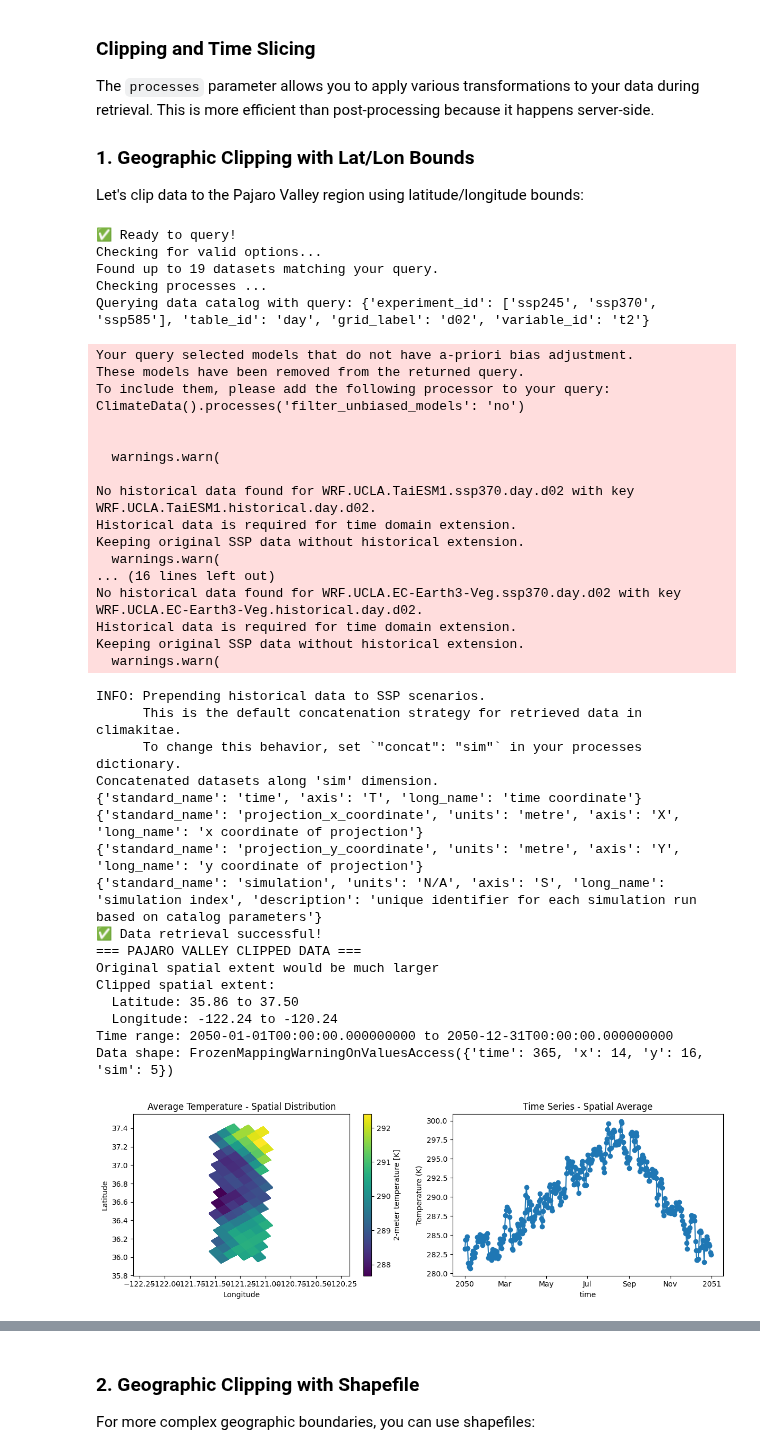
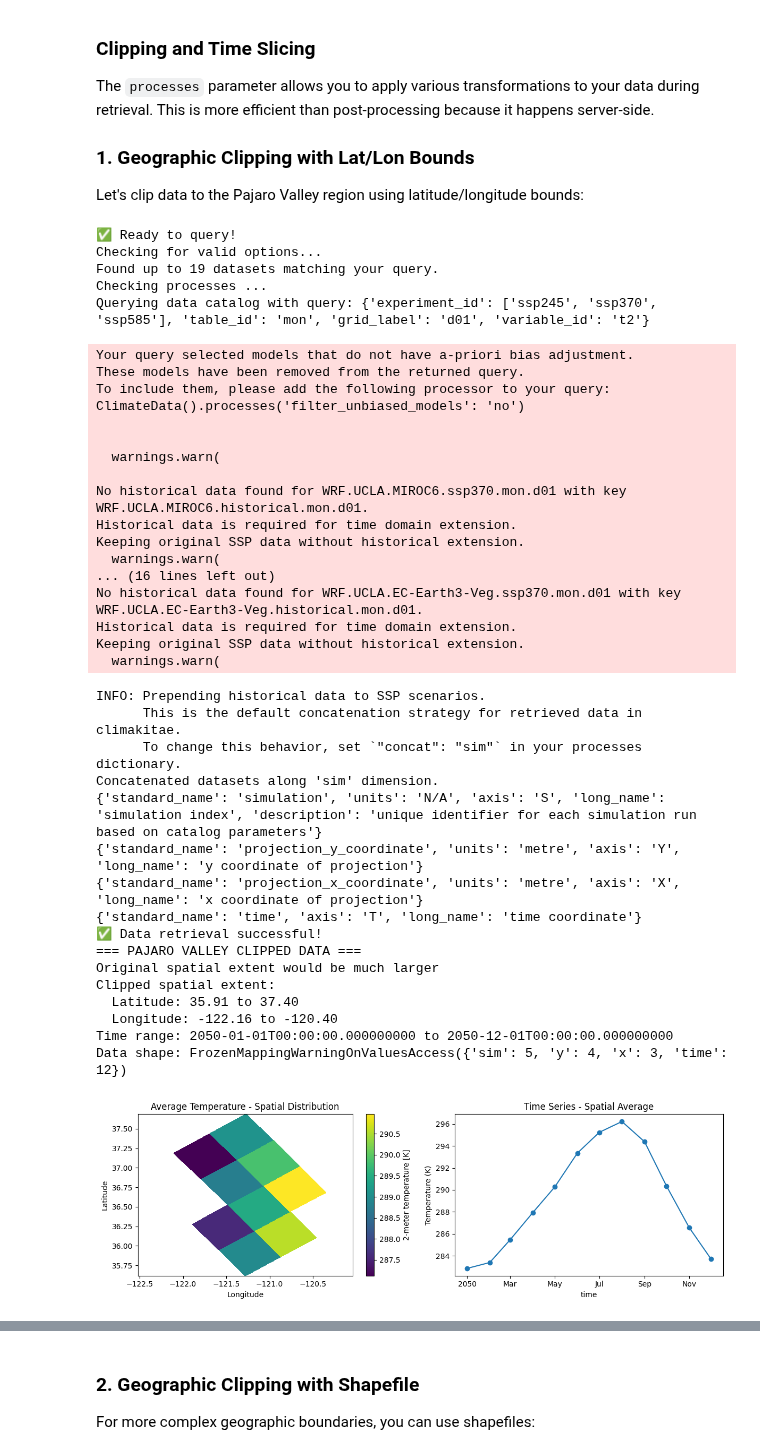
Before and after one commit to cal-adapt/climakitae, a Jupyter notebook: example.ipynb, the cells around one changed output, grey strips where cells are left out. Cells and saved outputs as stored; diff of their text form; code cells hidden in the pictures.

```diff
--- a/example.ipynb
+++ b/example.ipynb
@@ -293,7 +293,6 @@ import matplotlib.pyplot as plt
 import pandas as pd
 
 # Import our climate data interface
-import climakitae.new_core.user_interface
 from climakitae.new_core.user_interface import ClimateData
 
 # Initialize the interface
@@ -305,8 +304,8 @@ pajaro_bounds = ((36.04, 37.37), (-121.43, -121.06))  # ((lat_min, lat_max), (lo
 pajaro_data = (cd
     .catalog("data")
     .experiment_id("ssp")
-    .table_id("day")
-    .grid_label("d02")
+    .table_id("mon")
+    .grid_label("d01")
     .variable("t2")
     .processes(
         {
@@ -353,42 +352,42 @@ else:
     print("Failed to retrieve data")
 # %% [output]
 ✅ Ready to query!
 Checking for valid options...
 Found up to 19 datasets matching your query.
 Checking processes ...
-Querying data catalog with query: {'experiment_id': ['ssp245', 'ssp370', 'ssp585'], 'table_id': 'day', 'grid_label': 'd02', 'variable_id': 't2'}
+Querying data catalog with query: {'experiment_id': ['ssp245', 'ssp370', 'ssp585'], 'table_id': 'mon', 'grid_label': 'd01', 'variable_id': 't2'}
 Your query selected models that do not have a-priori bias adjustment.
 These models have been removed from the returned query.
 To include them, please add the following processor to your query:
 ClimateData().processes('filter_unbiased_models': 'no')
 
 
   warnings.warn(
 
-No historical data found for WRF.UCLA.TaiESM1.ssp370.day.d02 with key WRF.UCLA.TaiESM1.historical.day.d02.
+No historical data found for WRF.UCLA.MIROC6.ssp370.mon.d01 with key WRF.UCLA.MIROC6.historical.mon.d01.
 Historical data is required for time domain extension.
 Keeping original SSP data without historical extension.
   warnings.warn(
 ... (16 lines left out)
-No historical data found for WRF.UCLA.EC-Earth3-Veg.ssp370.day.d02 with key WRF.UCLA.EC-Earth3-Veg.historical.day.d02.
+No historical data found for WRF.UCLA.EC-Earth3-Veg.ssp370.mon.d01 with key WRF.UCLA.EC-Earth3-Veg.historical.mon.d01.
 Historical data is required for time domain extension.
 Keeping original SSP data without historical extension.
   warnings.warn(
 INFO: Prepending historical data to SSP scenarios.
       This is the default concatenation strategy for retrieved data in climakitae.
       To change this behavior, set `"concat": "sim"` in your processes dictionary.
 Concatenated datasets along 'sim' dimension.
+{'standard_name': 'simulation', 'units': 'N/A', 'axis': 'S', 'long_name': 'simulation index', 'description': 'unique identifier for each simulation run based on catalog parameters'}
+{'standard_name': 'projection_y_coordinate', 'units': 'metre', 'axis': 'Y', 'long_name': 'y coordinate of projection'}
+{'standard_name': 'projection_x_coordinate', 'units': 'metre', 'axis': 'X', 'long_name': 'x coordinate of projection'}
 {'standard_name': 'time', 'axis': 'T', 'long_name': 'time coordinate'}
-{'standard_name': 'projection_x_coordinate', 'units': 'metre', 'axis': 'X', 'long_name': 'x coordinate of projection'}
-{'standard_name': 'projection_y_coordinate', 'units': 'metre', 'axis': 'Y', 'long_name': 'y coordinate of projection'}
-{'standard_name': 'simulation', 'units': 'N/A', 'axis': 'S', 'long_name': 'simulation index', 'description': 'unique identifier for each simulation run based on catalog parameters'}
 ✅ Data retrieval successful!
 === PAJARO VALLEY CLIPPED DATA ===
 Original spatial extent would be much larger
 Clipped spatial extent:
-  Latitude: 35.86 to 37.50
-  Longitude: -122.24 to -120.24
-Time range: 2050-01-01T00:00:00.000000000 to 2050-12-31T00:00:00.000000000
-Data shape: FrozenMappingWarningOnValuesAccess({'time': 365, 'x': 14, 'y': 16, 'sim': 5})
+  Latitude: 35.91 to 37.40
+  Longitude: -122.16 to -120.40
+Time range: 2050-01-01T00:00:00.000000000 to 2050-12-01T00:00:00.000000000
+Data shape: FrozenMappingWarningOnValuesAccess({'sim': 5, 'y': 4, 'x': 3, 'time': 12})
-[figure, old version]
+[figure, new version]
 # %%
```
Also changed, not shown: parts of 1 cell of this notebook, 3 other files.
